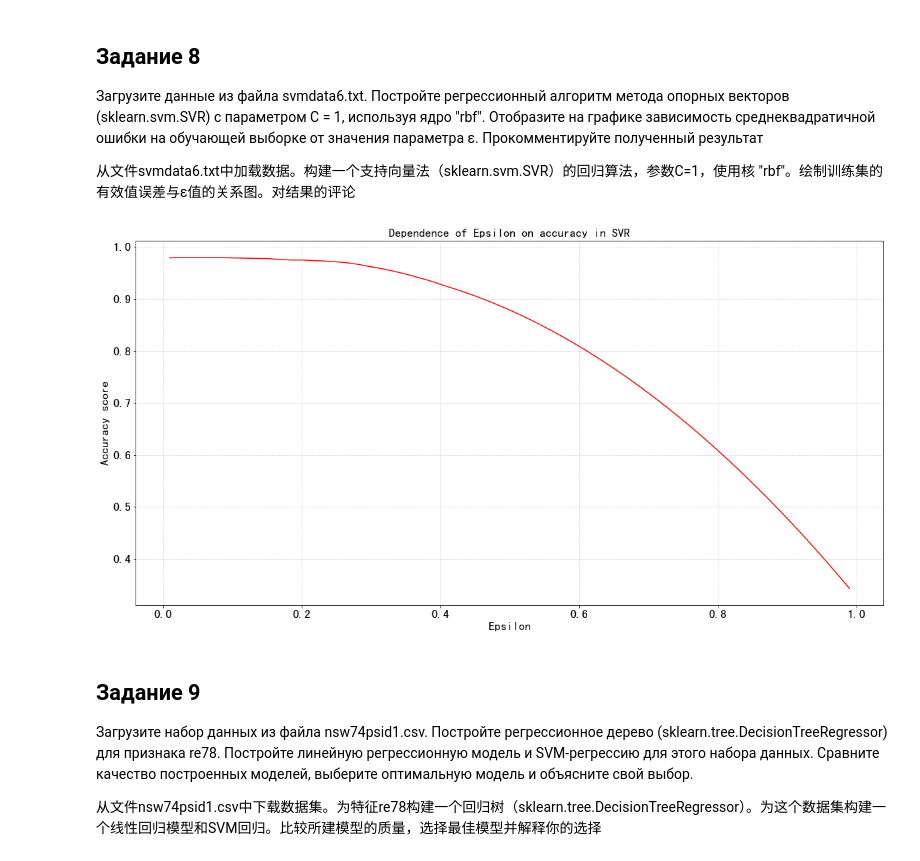
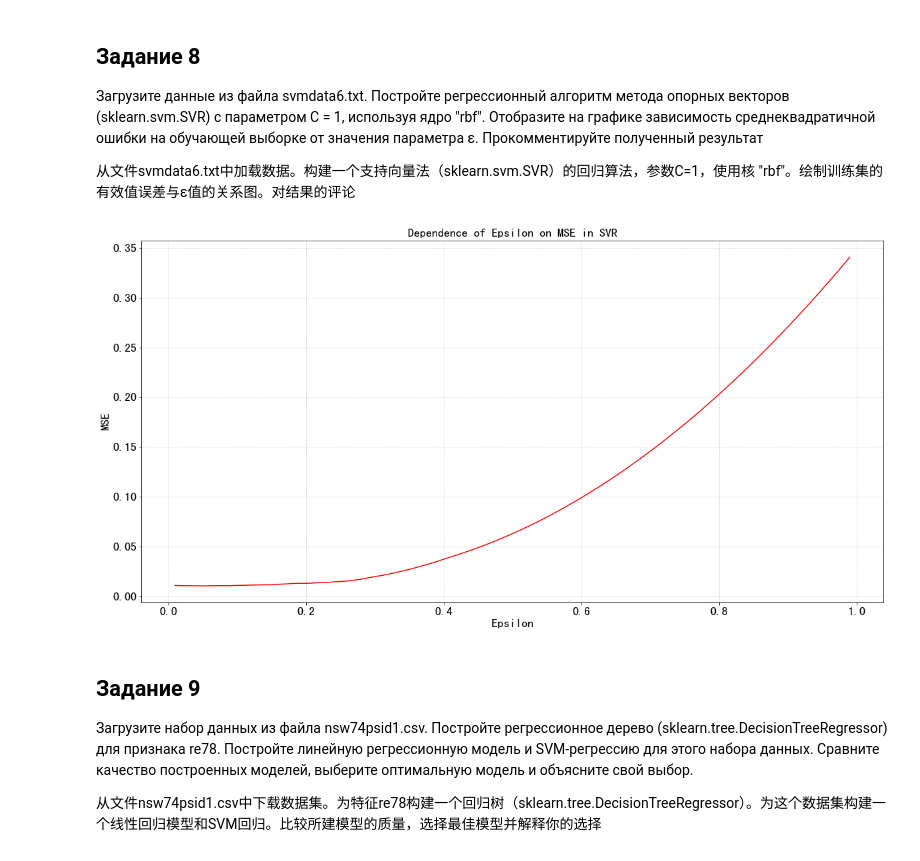
Before and after one commit to NekoSilverFox/Machine-learning, a Jupyter notebook: 150 - 回归算法 - SPbSTU - lab5/lab5 - 线性回归.ipynb, the cells around one changed output. Drawn from its saved outputs; the diff is of its cells as text; code cells hidden in the pictures.

```diff
--- a/150 - 回归算法 - SPbSTU - lab5/lab5 - 线性回归.ipynb
+++ b/150 - 回归算法 - SPbSTU - lab5/lab5 - 线性回归.ipynb
@@ -439,9 +439,10 @@ from sklearn.model_selection import GridSearchCV
 data = pd.read_csv('cars.csv')
 
 estimator = Ridge()
-estimator = GridSearchCV(estimator=estimator, param_grid={'alpha': np.arange(start=0.001, stop=4.0, step=0.001)})
+estimator = GridSearchCV(estimator=estimator, param_grid={'alpha': np.arange(start=0.001, stop=4.0, step=0.001)}, cv=10, n_jobs=-1)
 estimator.fit(X=data[['speed']], y=data['dist'])
 estimator = estimator.best_estimator_
+print(estimator)
 y_pred = estimator.predict(X=data[['speed']])
 
 print('Accuracy score: ', estimator.score(X=data[['speed']], y=data['dist']))
@@ -469,28 +471,36 @@ Predict 40mil/h:  [139.43570339]
 # %%
 import numpy as np
 import pandas as pd
 import matplotlib.pyplot as plt
 from sklearn.svm import SVR
+from sklearn.metrics import mean_squared_error
 
 data = pd.read_csv('svmdata6.txt', sep='\t')
 arr_epsilon = np.arange(start=0.01, stop=1.0, step=0.01)
 arr_score = []
+arr_mse = []
 for e in arr_epsilon:
     estimator = SVR(epsilon=e, C=1, kernel='rbf')
     estimator.fit(X=data[['X']], y=data['Y'])
     score = estimator.score(X=data[['X']], y=data['Y'])
     arr_score.append(score)
+    y_pred = estimator.predict(X=data[['X']])
+    mse_score = mean_squared_error(data['Y'], y_pred)
+    arr_mse.append(mse_score)
 
 plt.figure(figsize=(20, 10))
-plt.plot(arr_epsilon, arr_score, color='r')
-plt.title('Dependence of Epsilon on accuracy in SVR', size=18)
+# plt.plot(arr_epsilon, arr_score, color='r')
+plt.plot(arr_epsilon, arr_mse, color='r')
+# plt.title('Dependence of Epsilon on accuracy in SVR', size=18)
+plt.title('Dependence of Epsilon on MSE in SVR', size=18)
 plt.xlabel('Epsilon', size=18)
-plt.ylabel('Accuracy score', size=18)
+# plt.ylabel('Accuracy score', size=18)
+plt.ylabel('MSE', size=18)
 plt.grid(linestyle='--', alpha=0.5)
 plt.tick_params(labelsize=18)
 plt.show()
 # %% [output]
-[figure, old version]
+[figure, new version]
 # %% [markdown]
 ## Задание 9
 
```
Also changed, not shown: parts of 2 cells of this notebook.
